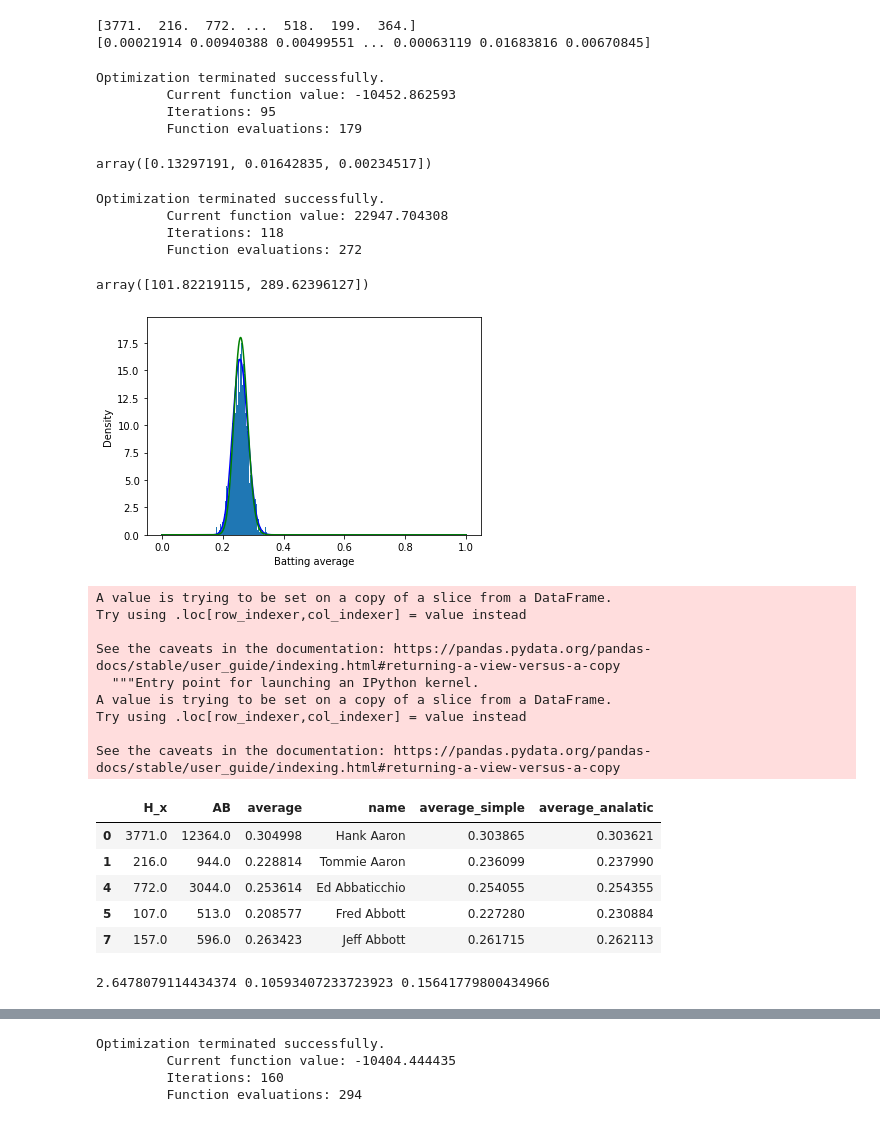
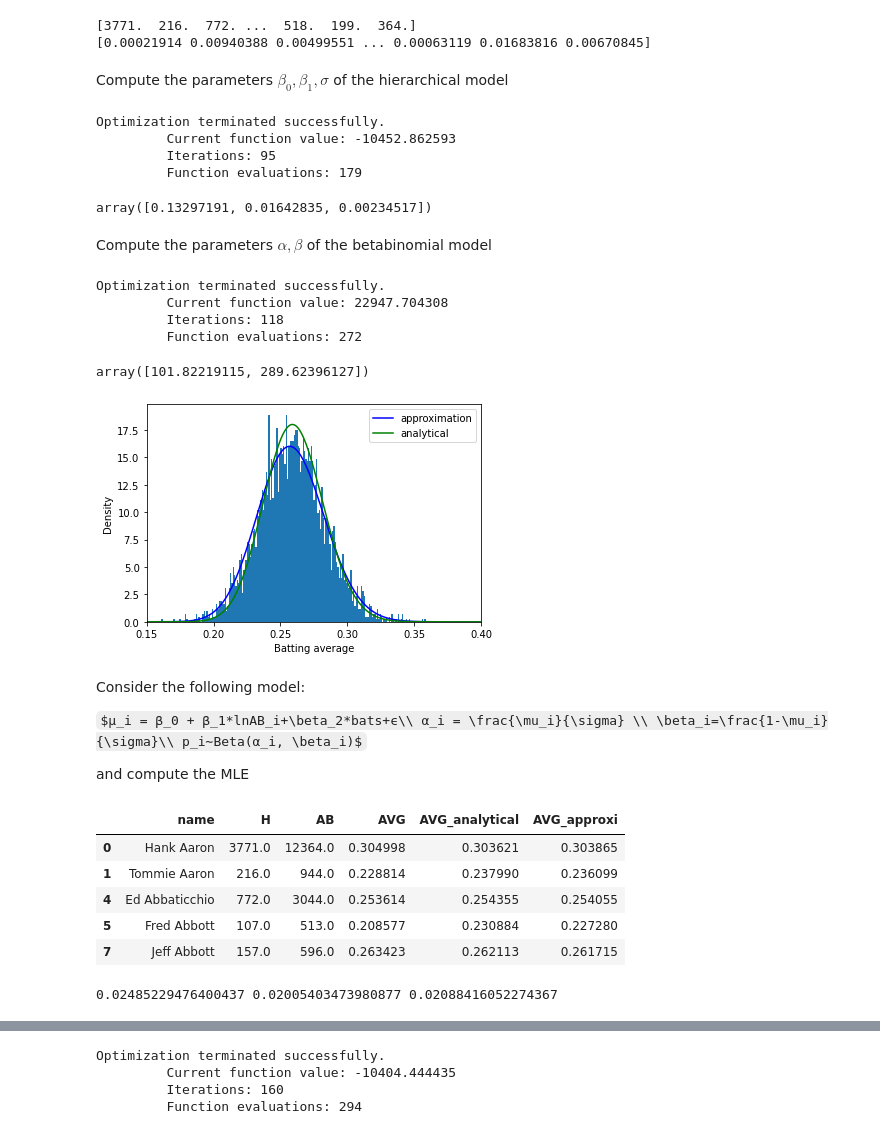
Before and after one commit to WellFan/bayesian_with_baseball, a Jupyter notebook: baseball.ipynb, the cells around one changed output, grey strips where cells are left out. Drawn from its saved outputs; the diff is of its cells as text; code cells hidden in the pictures; some formulas as TeX source.

```diff
--- a/baseball.ipynb
+++ b/baseball.ipynb
@@ -37,11 +51,11 @@ career.head()
 | abadijo01 | 11.0 | 49.0 | 0.224490 |
 | abbated01 | 772.0 | 3044.0 | 0.253614 |
 # %%
-people = pd.read_csv("/content/drive/My Drive/baseballdatabank-2022.2/core/People.csv")
+people = pd.read_csv("https://github.com/WellFan/bayesian_with_baseball/blob/main/baseballdatabank-2022.2/core/People.csv?raw=true")
 master = people[['playerID', 'nameFirst', 'nameLast']]
-master['name'] = master['nameFirst'] + ' ' + master['nameLast']
+master = master.assign(name = lambda df:df.nameFirst + ' ' + df.nameLast)
 master = master[['name', 'playerID']]
-career_name = pd.merge(career, master, how='inner', on='playerID')
+career_name = pd.merge(master, career, how='inner', on='playerID')
 career_name = career_name.drop(columns = 'playerID')
 career_name.head()
 # %% [output]
@@ -81,7 +93,7 @@ ax = career_name['average'].plot.hist(xlim=[0.15, 0.35], bins=200, xlabel='avera
 # %%
 from scipy.stats import beta
 career_filter = career_name[career_name.AB > 500]
-a0, b0, loc1, scale1 = beta.fit(career_filter['average'], floc=0, fscale=1)
+a0, b0, loc1, scale1 = beta.fit(career_filter['AVG'], floc=0, fscale=1)
 print("alpha =", a0, "\n", "beta =", b0)
 # %% [output]
 alpha = 79.6411398927643
@@ -101,16 +123,16 @@ plt.show()
 from scipy.optimize import minimize
 from scipy import special
 from scipy import stats
-x_i = np.array(career_filter['average'])
+x_i = np.array(career_filter['AVG'])
 AB = np.array(career_filter['AB'])
 logAB = np.array(np.log(career_filter['AB']))
-H = np.array(career_filter['H_x'])
+H = np.array(career_filter['H'])
 def likelihood(para):
   mu_i = para[0] + para[1] * logAB
   A_i = mu_i / para[2] - 1
   B_i = (1 - mu_i) / para[2] - 1
   return -1 * sum(A_i * np.log(x_i) + B_i * np.log(1 - x_i) - special.gammaln(A_i + 1) - special.gammaln(B_i + 1) + special.gammaln(1/para[2]))
-def likelihood_analatic(para):
+def likelihood_analytical(para):
   a = para[0]
   b = para[1]
   return -1 * sum((stats.betabinom.logpmf(H, AB, a, b)))
@@ -120,6 +142,8 @@ print(stats.betabinom.pmf(H, AB, 79, 228))
 # %% [output]
 [3771.  216.  772. ...  518.  199.  364.]
 [0.00021914 0.00940388 0.00499551 ... 0.00063119 0.01683816 0.00670845]
+# %% [markdown]
+Compute the parameters $\beta_0, \beta_1, \sigma$ of the hierarchical model
 # %%
 para0 = np.array([0.14, 0.015, 0.002])
 res = minimize(likelihood, para0, method='nelder-mead', options={'xatol': 1e-8, 'disp': True})
@@ -130,9 +154,11 @@ Optimization terminated successfully.
          Iterations: 95
          Function evaluations: 179
 array([0.13297191, 0.01642835, 0.00234517])
+# %% [markdown]
+Compute the parameters $\alpha, \beta$ of the betabinomial model
 # %%
 para0 = np.array([50, 290])
-res = minimize(likelihood_analatic, para0, method='nelder-mead', options={'xatol': 1e-16, 'disp': True})
+res = minimize(likelihood_analytical, para0, method='nelder-mead', options={'xatol': 1e-16, 'disp': True})
 a1, b1 = res.x
 res.x
 # %% [output]
@@ -144,40 +170,37 @@ array([101.82219115, 289.62396127])
 # %%
 x = np.linspace(0, 1, 1000)
 y = beta.pdf(x, a0, b0)
 y_2 = beta.pdf(x, a1, b1)
-plt.plot(x, y, color='blue')
-plt.plot(x, y_2, color='green')
-plt.hist(career_filter['average'], bins=200, density=True)
+plt.plot(x, y, color='blue', label='approximation')
+plt.plot(x, y_2, color='green', label='analytical')
+plt.hist(career_filter['AVG'], bins=200, density=True)
 plt.xlabel('Batting average')
 plt.ylabel('Density')
+plt.xlim(0.15, 0.4)
+plt.legend()
 plt.show()
 # %% [output]
-[figure, old version]
+[figure, new version]
+# %% [markdown]
+Consider the following model:
+
+$μ_i = β_0 + β_1*lnAB_i+\beta_2*bats+ϵ\\ α_i = \frac{\mu_i}{\sigma} \\ \beta_i=\frac{1-\mu_i}{\sigma}\\ p_i∼Beta(α_i, \beta_i)$
+
+and compute the MLE
 # %%
-career_filter['average_simple'] = (career_filter['H_x'] + a0) / (career_filter['AB'] + a0 + b0)
-career_filter['average_analatic'] = (career_filter['H_x'] + a1) / (career_filter['AB'] + a1 + b1)
+career_filter = career_filter.assign(
+    AVG_approxi=lambda df: (df.H + a0) / (df.AB + a0 + b0),
+    AVG_analytical=lambda df: (df.H + a1) / (df.AB + a1 + b1))
 career_filter.head()
 # %% [output]
-A value is trying to be set on a copy of a slice from a DataFrame.
-Try using .loc[row_indexer,col_indexer] = value instead
-
-See the caveats in the documentation: https://pandas.pydata.org/pandas-docs/stable/user_guide/indexing.html#returning-a-view-versus-a-copy
-  """Entry point for launching an IPython kernel.
-A value is trying to be set on a copy of a slice from a DataFrame.
-Try using .loc[row_indexer,col_indexer] = value instead
-
-See the caveats in the documentation: https://pandas.pydata.org/pandas-docs/stable/user_guide/indexing.html#returning-a-view-versus-a-copy
-|  | H_x | AB | average | name | average_simple | average_analatic |
-| 0 | 3771.0 | 12364.0 | 0.304998 | Hank Aaron | 0.303865 | 0.303621 |
-| 1 | 216.0 | 944.0 | 0.228814 | Tommie Aaron | 0.236099 | 0.237990 |
-| 4 | 772.0 | 3044.0 | 0.253614 | Ed Abbaticchio | 0.254055 | 0.254355 |
-| 5 | 107.0 | 513.0 | 0.208577 | Fred Abbott | 0.227280 | 0.230884 |
-| 7 | 157.0 | 596.0 | 0.263423 | Jeff Abbott | 0.261715 | 0.262113 |
+|  | name | H | AB | AVG | AVG_analytical | AVG_approxi |
+| 0 | Hank Aaron | 3771.0 | 12364.0 | 0.304998 | 0.303621 | 0.303865 |
+| 1 | Tommie Aaron | 216.0 | 944.0 | 0.228814 | 0.237990 | 0.236099 |
+| 4 | Ed Abbaticchio | 772.0 | 3044.0 | 0.253614 | 0.254355 | 0.254055 |
+| 5 | Fred Abbott | 107.0 | 513.0 | 0.208577 | 0.230884 | 0.227280 |
+| 7 | Jeff Abbott | 157.0 | 596.0 | 0.263423 | 0.262113 | 0.261715 |
-# %%
-mse_normal = sum((career_filter['average'] - np.mean(career_filter['average']))**2)
-mse_simple = sum((career_filter['average'] - career_filter['average_simple'])**2)
-mse_analatic = sum((career_filter['average'] - career_filter['average_analatic'])**2)
-print(mse_normal, mse_simple, mse_analatic)
-# %% [output]
-2.6478079114434374 0.10593407233723923 0.15641779800434966
+# %%
+print(career_filter['AVG'].std(), career_filter['AVG_analytical'].std(), career_filter['AVG_approxi'].std())
+# %% [output]
+0.02485229476400437 0.02005403473980877 0.02088416052274367
 # %%
```
Also changed, not shown: parts of 19 cells of this notebook.
